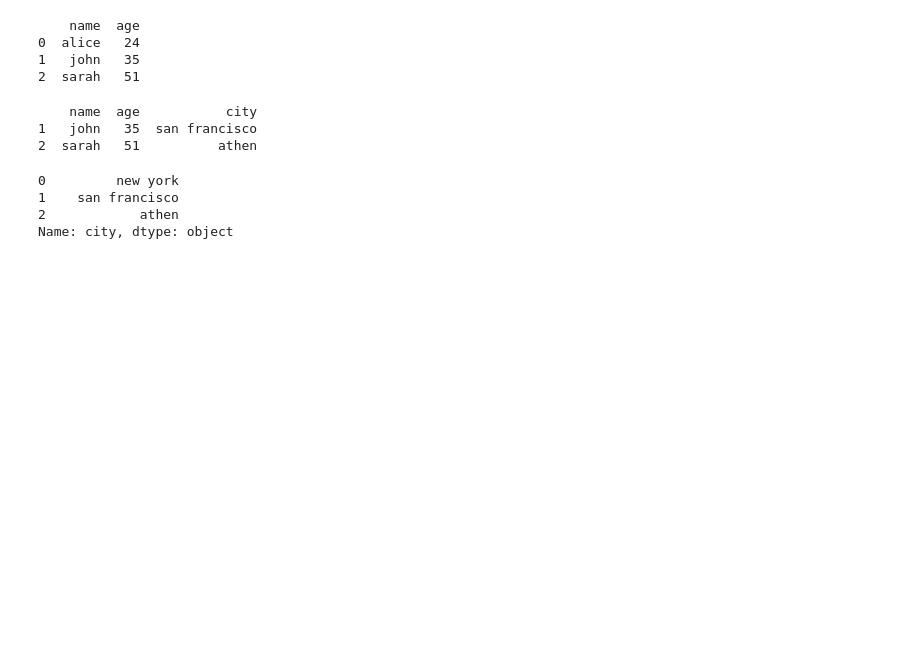
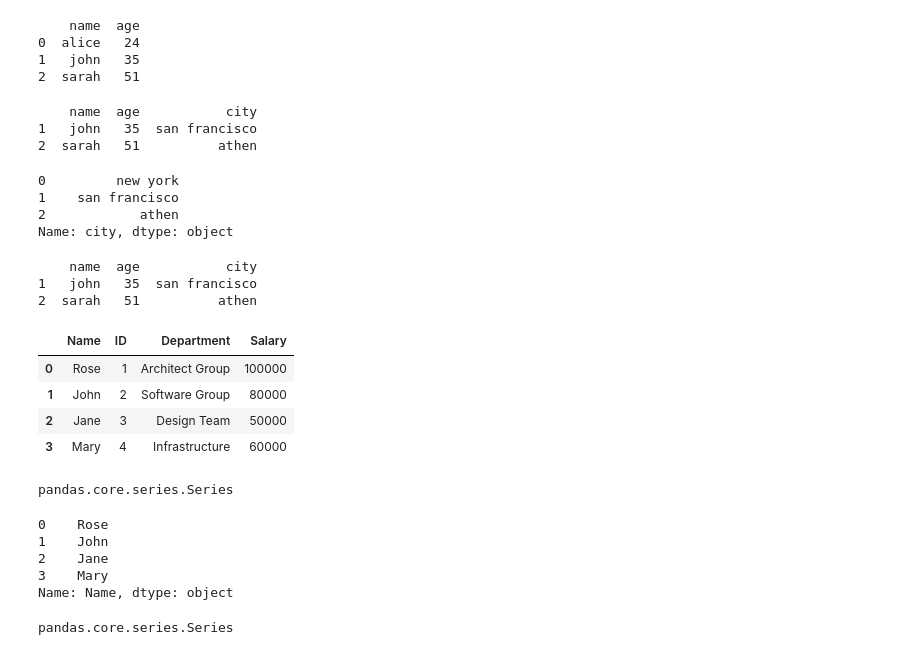
Before and after one commit to alirezaghorbani1983/IBM-DATA-SCIENCE, a Jupyter notebook: python-pandas-numpy.ipynb, the cells around one changed output. Cells and saved outputs as stored; diff of their text form; code cells hidden in the pictures; blank space fills up the shorter version.

Commit message:
pandas practices

```diff
--- a/python-pandas-numpy.ipynb
+++ b/python-pandas-numpy.ipynb
@@ -268,4 +268,10 @@ Name: city, dtype: object
 # %%
 # conditional filtering
 
-high-above_102 = df[df['age']>]
+age_above_25 = df[df['age'] > 25]
+
+print(age_above_25)
+# %% [output]
+    name  age           city
+1   john   35  san francisco
+2  sarah   51          athen
@@ -271,0 +282,34 @@ high-above_102 = df[df['age']>]
+# %%
+# Define a dictionary 'x'
+
+x = {'Name': ['Rose','John', 'Jane', 'Mary'], 'ID': [1, 2, 3, 4], 'Department': ['Architect Group', 'Software Group', 'Design Team', 'Infrastructure'],
+      'Salary':[100000, 80000, 50000, 60000]}
+
+#casting the dictionary to a DataFrame
+df = pd.DataFrame(x)
+
+#display the result df
+df
+# %% [output]
+|  | Name | ID | Department | Salary |
+| 0 | Rose | 1 | Architect Group | 100000 |
+| 1 | John | 2 | Software Group | 80000 |
+| 2 | Jane | 3 | Design Team | 50000 |
+| 3 | Mary | 4 | Infrastructure | 60000 |
+# %%
+type(x)
+# %% [output]
+pandas.core.series.Series
+# %%
+x = df['Name']
+x
+# %% [output]
+0    Rose
+1    John
+2    Jane
+3    Mary
+Name: Name, dtype: object
+# %%
+type(x)
+# %% [output]
+pandas.core.series.Series
```
Also changed, not shown: parts of 20 cells of this notebook.
